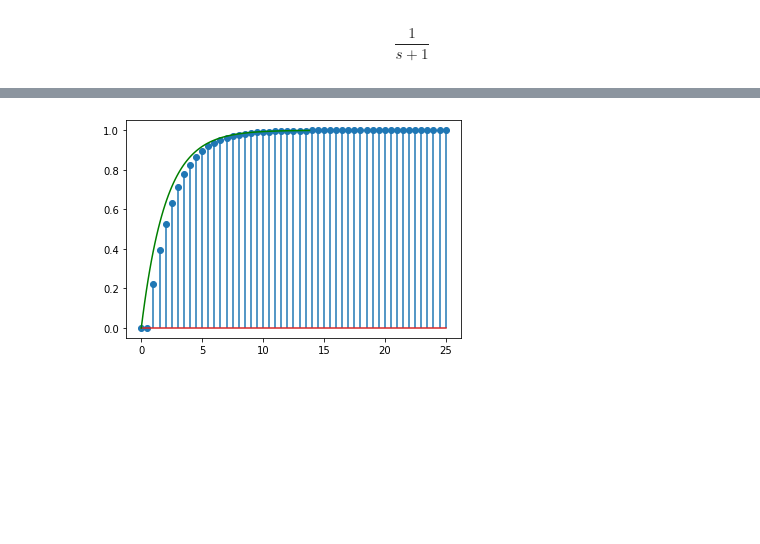
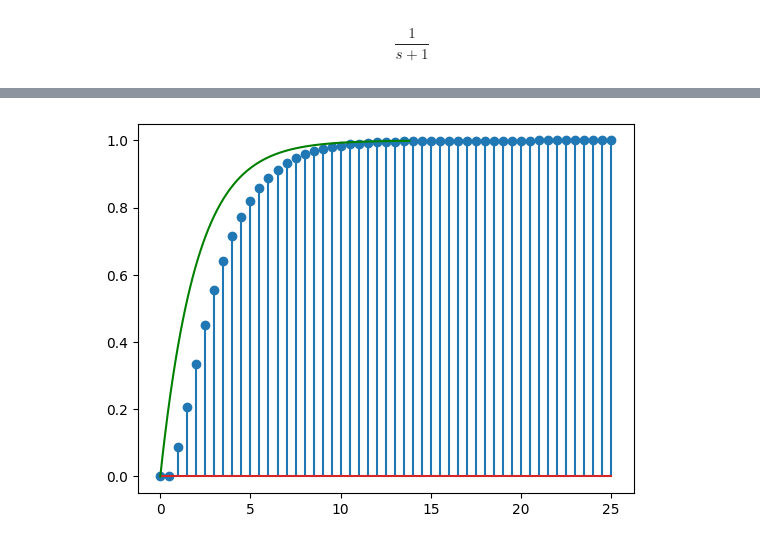
Before and after one commit to TAUforPython/discretesystem, a Jupyter notebook: z_transform.ipynb, the cells around one changed output, grey strips where cells are left out. Cells and saved outputs as stored; diff of their text form; code cells hidden in the pictures; blank space fills up the shorter version.

Commit message:
сравнение передаточных функций дискретной и непрерывной систем

```diff
--- a/z_transform.ipynb
+++ b/z_transform.ipynb
@@ -56,14 +71,16 @@ $$\frac{0.2212}{z - 0.7788}\quad dt = 0.5$$
 # %%
-tz, yz = control.impulse_response(Wz * Uz, T_num = 10)
+# моделирум реацию непреревной и дискретной системы
+#tz, yz = control.impulse_response(Wz * Uz, T_num = 10)
+tz, yz = control.step_response(Wz * Uz, T_num = 10)
 
 t, y = control.step_response(W)
 
 plt.stem(tz, yz)
 
 plt.plot(t, y, 'g')
 plt.show()
 # %% [output]
-[figure, old version]
+[figure, new version]
 # %%
 from scipy import signal
 
```
Also changed, not shown: parts of 12 cells of this notebook.
